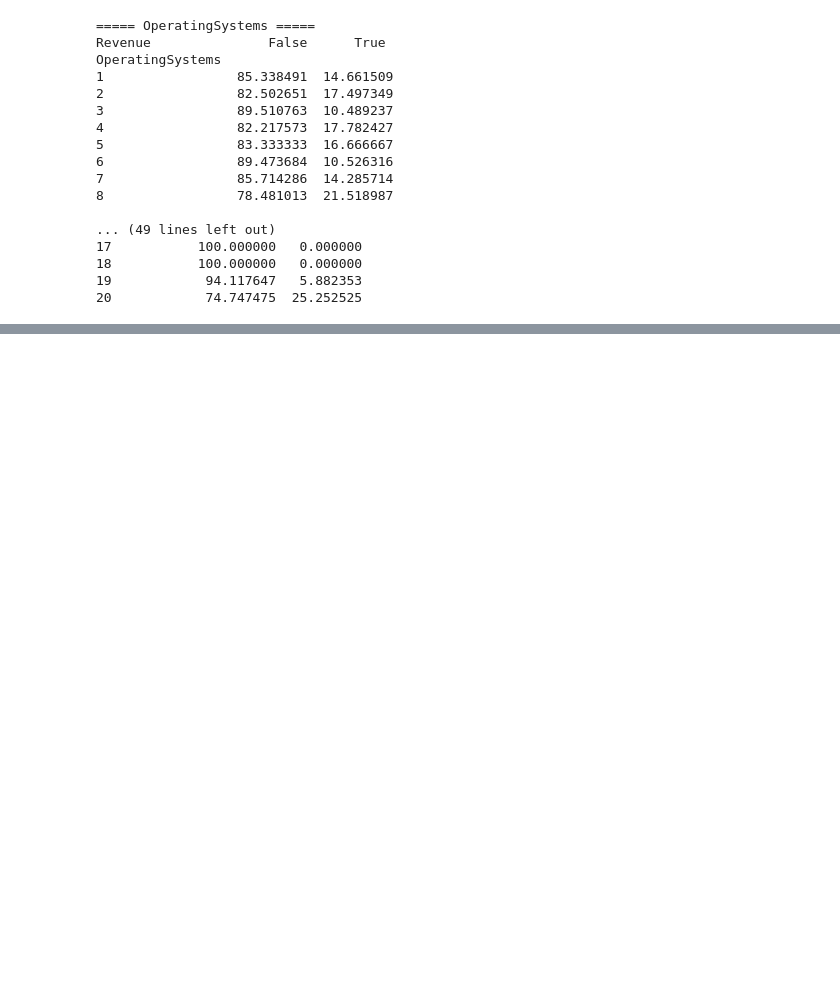
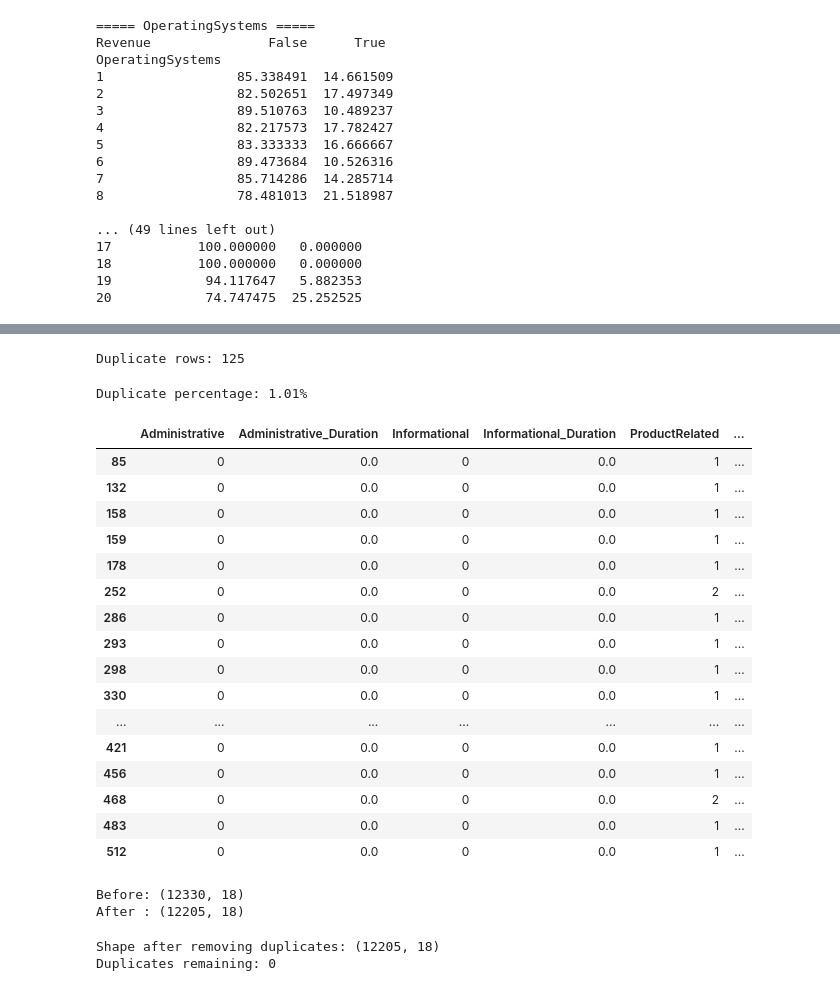
Before and after one commit to devdhruvsingh/ecommerce-purchase-predictions, a Jupyter notebook: notebooks/01_data_exploration.ipynb, the cells around one changed output, grey strips where cells are left out. Saved outputs shown, nothing was run; the diff lists cells and outputs as text; code cells hidden in the pictures; blank space fills up the shorter version.

Commit message:
Complete data cleaning and feature engineering

```diff
--- a/notebooks/01_data_exploration.ipynb
+++ b/notebooks/01_data_exploration.ipynb
@@ -827,3 +827,5 @@ OperatingSystems
 18           100.000000   0.000000
 19            94.117647   5.882353
 20            74.747475  25.252525
+# %%
+df_clean = df.copy()
@@ -829,0 +861,54 @@ OperatingSystems
+# %%
+duplicate_count = df_clean.duplicated().sum()
+
+print("Duplicate rows:", duplicate_count)
+# %% [output]
+Duplicate rows: 125
+# %%
+duplicate_percentage = (
+    duplicate_count / len(df_clean)
+) * 100
+
+print(f"Duplicate percentage: {duplicate_percentage:.2f}%")
+# %% [output]
+Duplicate percentage: 1.01%
+# %%
+duplicates = df_clean[df_clean.duplicated(keep=False)]
+
+duplicates.head(20)
+# %% [output]
+|  | Administrative | Administrative_Duration | Informational | Informational_Duration | ProductRelated | ... |
+| 85 | 0 | 0.0 | 0 | 0.0 | 1 | ... |
+| 132 | 0 | 0.0 | 0 | 0.0 | 1 | ... |
+| 158 | 0 | 0.0 | 0 | 0.0 | 1 | ... |
+| 159 | 0 | 0.0 | 0 | 0.0 | 1 | ... |
+| 178 | 0 | 0.0 | 0 | 0.0 | 1 | ... |
+| 252 | 0 | 0.0 | 0 | 0.0 | 2 | ... |
+| 286 | 0 | 0.0 | 0 | 0.0 | 1 | ... |
+| 293 | 0 | 0.0 | 0 | 0.0 | 1 | ... |
+| 298 | 0 | 0.0 | 0 | 0.0 | 1 | ... |
+| 330 | 0 | 0.0 | 0 | 0.0 | 1 | ... |
+| ... | ... | ... | ... | ... | ... | ... |
+| 421 | 0 | 0.0 | 0 | 0.0 | 1 | ... |
+| 456 | 0 | 0.0 | 0 | 0.0 | 1 | ... |
+| 468 | 0 | 0.0 | 0 | 0.0 | 2 | ... |
+| 483 | 0 | 0.0 | 0 | 0.0 | 1 | ... |
+| 512 | 0 | 0.0 | 0 | 0.0 | 1 | ... |
+# %%
+df_without_duplicates = df_clean.drop_duplicates()
+
+print("Before:", df_clean.shape)
+print("After :", df_without_duplicates.shape)
+# %% [output]
+Before: (12330, 18)
+After : (12205, 18)
+# %%
+df_clean = df.copy()
+
+df_clean = df_clean.drop_duplicates()
+
+print("Shape after removing duplicates:", df_clean.shape)
+print("Duplicates remaining:", df_clean.duplicated().sum())
+# %% [output]
+Shape after removing duplicates: (12205, 18)
+Duplicates remaining: 0
```
Also changed, not shown: parts of 19 cells of this notebook.
